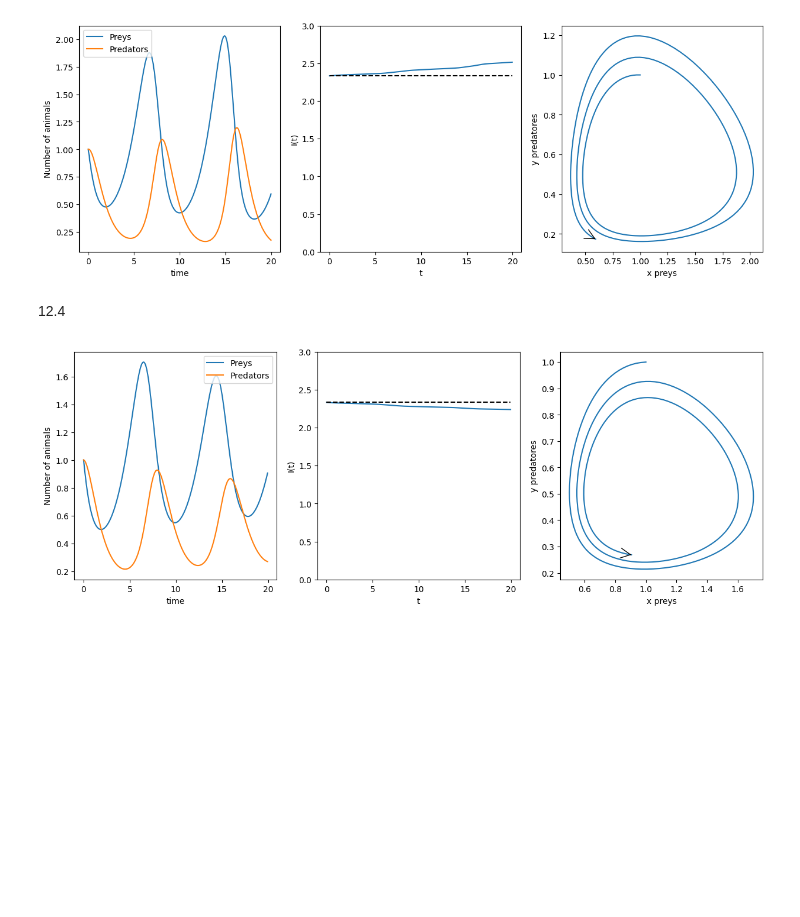
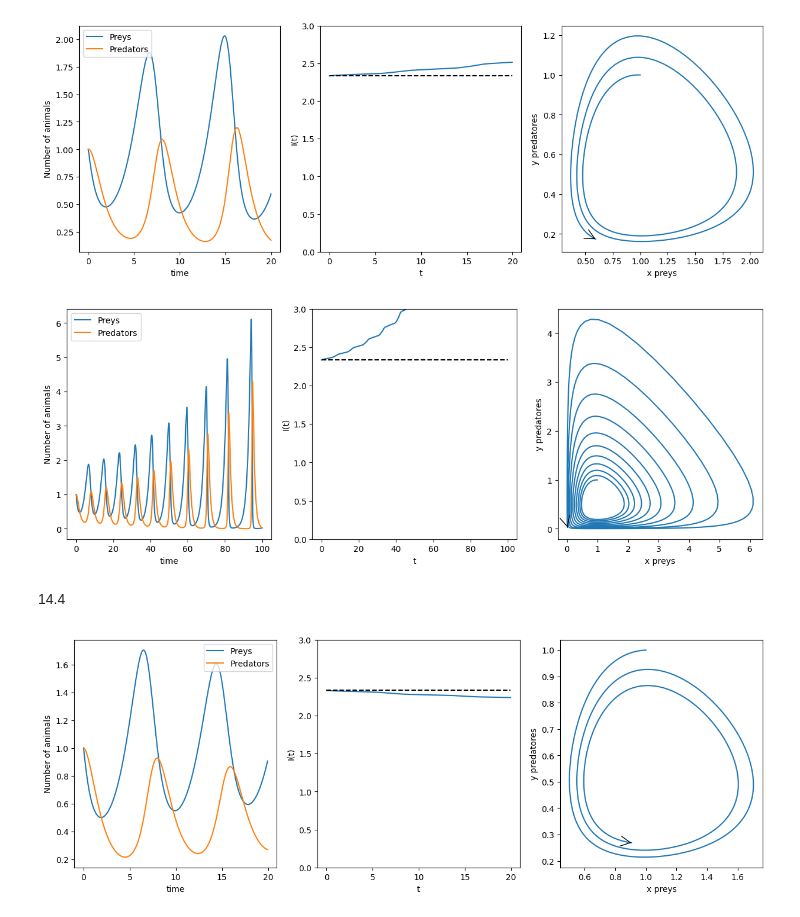
Before and after one commit to heden1/Simulation-of-complex-systems, a Jupyter notebook: HW4.ipynb, the cells around one changed output. Drawn from its saved outputs; the diff is of its cells as text; code cells hidden in the pictures; blank space fills up the shorter version.

```diff
--- a/HW4.ipynb
+++ b/HW4.ipynb
@@ -143,8 +146,12 @@ Chapter 14
 LotkaVolterraModel(ExplicitEulerIntegration)
 # %% [output]
 [figure]
+# %%
+LotkaVolterraModel(ExplicitEulerIntegration,totalTime=100)
+# %% [output]
+[figure, added]
 # %% [markdown]
-12.4
+14.4
 # %%
 LotkaVolterraModel(ImplicitEulerIntegration)
 # %% [output]
```
Also changed, not shown: parts of 8 cells of this notebook, 2 other files.
